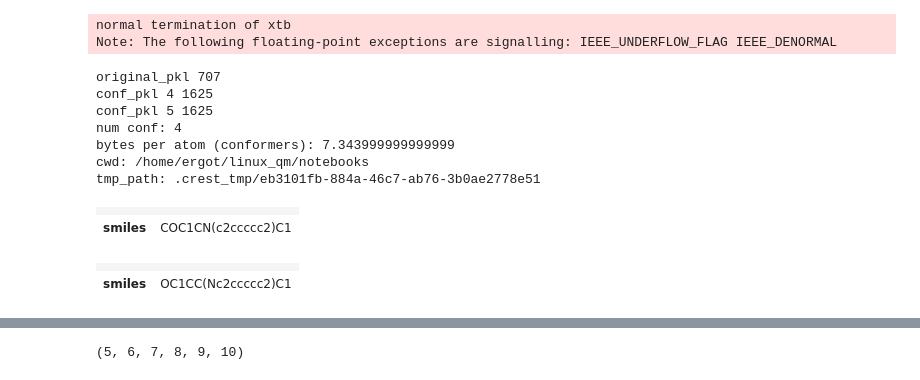
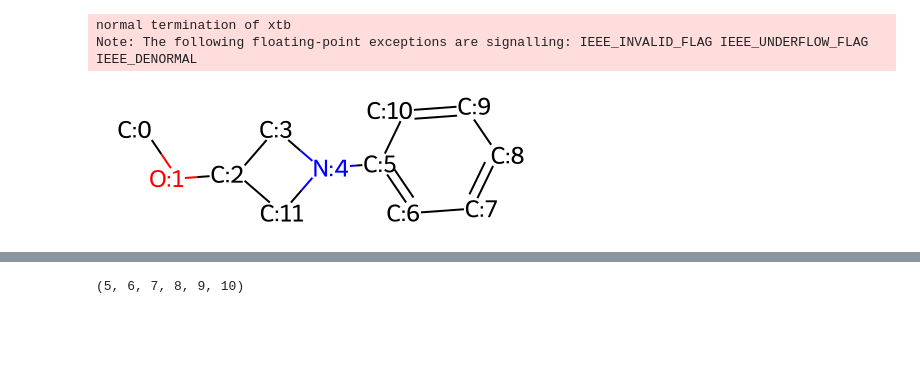
Before and after one commit to alkorolyov/linux_orca, a Jupyter notebook: notebooks/01_crest.ipynb, the cells around one changed output, grey strips where cells are left out. Saved outputs shown, nothing was run; the diff lists cells and outputs as text; code cells hidden in the pictures; blank space fills up the shorter version.

```diff
--- a/notebooks/01_crest.ipynb
+++ b/notebooks/01_crest.ipynb
@@ -4,31 +7,20 @@ from rdkit import Chem
 from rdkit.Chem import AllChem
 import py3Dmol
 # %%
-smi = 'OC1CC(Nc2ccccc2)C1'
+# smi = 'OC1CC(Nc2ccccc2)C1'
 smi = 'COC1CN(c2ccccc2)C1'
 
 mol = conformer_pipeline(smi, n_jobs=8)
-mol
+
+mol2d = Chem.MolFromSmiles(smi)
+for atom in mol2d.GetAtoms():
+    # if atom.GetSymbol() != 'H':
+    atom.SetProp('molAtomMapNumber', str(atom.GetIdx()))
+mol2d
 # %% [output]
 normal termination of xtb
-Note: The following floating-point exceptions are signalling: IEEE_UNDERFLOW_FLAG IEEE_DENORMAL
+Note: The following floating-point exceptions are signalling: IEEE_INVALID_FLAG IEEE_UNDERFLOW_FLAG IEEE_DENORMAL
-original_pkl 707
-conf_pkl 4 1625
-conf_pkl 5 1625
-num conf: 4
-bytes per atom (conformers): 7.343999999999999
-cwd: /home/ergot/linux_qm/notebooks
-tmp_path: .crest_tmp/eb3101fb-884a-46c7-ab76-3b0ae2778e51
-|  |  |
-| smiles | COC1CN(c2ccccc2)C1 |
+[figure, added]
-# %%
-for atom in mol.GetAtoms():
-    # if atom.GetSymbol() != 'H':
-    atom.SetProp('molAtomMapNumber', str(atom.GetIdx()))
-mol
-# %% [output]
-|  |  |
-| smiles | OC1CC(Nc2ccccc2)C1 |
 # %%
 import py3Dmol
 
```
Also changed, not shown: parts of 3 cells of this notebook, 1 other file.
